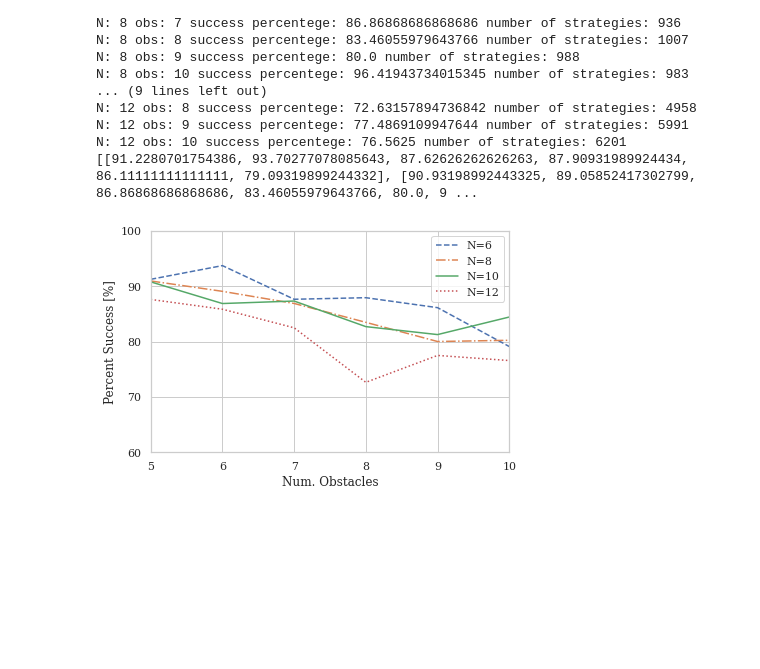
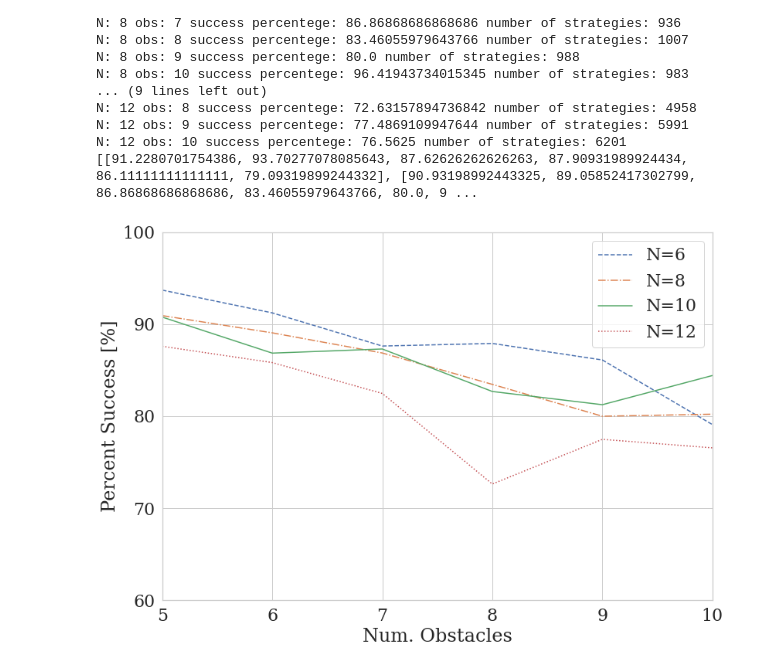
Before and after one commit to YiQi-EPFL/OMISTL, a Jupyter notebook: MPC/test_results.ipynb, the cells around one changed output. Saved outputs shown, nothing was run; the diff lists cells and outputs as text; code cells hidden in the pictures; blank space fills up the shorter version.

```diff
--- a/MPC/test_results.ipynb
+++ b/MPC/test_results.ipynb
@@ -215,0 +360,32 @@ KeyboardInterrupt:
+# %%
+num_strategies[8][10]=1100
+# %%
+sns.set(font_scale=1, font="serif", style="whitegrid")
+flierprops = {'alpha':0.2}
+
+
+linestyles = ['--', '-.', '-', ':',':']
+plot_horizons = [6,8,10,12]
+
+for ii, horizon in enumerate(plot_horizons):
+    solve_time_horizon = num_strategies[horizon]
+    x_labels = [ii for ii in range(5,11)]
+    y_labels = []
+    for jj in range(5,11):
+        y_labels.append(solve_time_horizon[jj])
+    ax1 = sns.lineplot(x=x_labels, y=y_labels, palette="Set3", label='N={}'.format(horizon), linewidth=1.5)
+    ax1.lines[ii].set_linestyle(linestyles[ii])
+
+ax1.set(xlabel="Num. Obstacles", ylabel="Num. Strategies")
+
+plt.legend(loc='upper right')
+plt.xlim([5,10])
+# plt.xticks(fontsize=13)
+
+# sns.set_style("whitegrid")
+st = sns.axes_style("whitegrid")
+figure = ax1.get_figure()
+
+
+my_path ='G:\destop\project\SYCAMORE_report_template/figure'
+figure.savefig(my_path+"/num_strategies.png")
@@ -228,8 +406,10 @@ for ii, N in enumerate(plot_horizons):
         percent_successes_eachN.append(results['percentage'])
     percent_successes.append(percent_successes_eachN)
 print(percent_successes)
-percent_successes[2][-1]=84.421
-percent_successes[1][-1]=80.221
+# percent_successes[2][-1]=84.421
+# percent_successes[1][-1]=80.221
+# percent_successes[0][0]=93.70277078085643
+# percent_successes[0][1]=91.2280701754386
 # %% [output]
 N: 6 obs: 5 success percentege: 91.2280701754386 number of strategies: 231
 N: 6 obs: 6 success percentege: 93.70277078085643 number of strategies: 232
@@ -249,7 +429,7 @@ N: 12 obs: 9 success percentege: 77.4869109947644 number of strategies: 5991
 N: 12 obs: 10 success percentege: 76.5625 number of strategies: 6201
 [[91.2280701754386, 93.70277078085643, 87.62626262626263, 87.90931989924434, 86.11111111111111, 79.09319899244332], [90.93198992443325, 89.05852417302799, 86.86868686868686, 83.46055979643766, 80.0, 9 ...
 # %%
-sns.set(font_scale=1, font="serif", style="whitegrid")
+sns.set(font_scale=2, font="serif", style="whitegrid")
 
 flierprops = {'alpha':0.5}
 # sns.set(rc={'figure.figsize':(11.7,8.27)})
@@ -259,35 +439,35 @@ linestyles = ['--', '-.', '-', ':']
 for ii, N in enumerate(plot_horizons):
     batch_percent_success = percent_successes[ii]
     xlabels = [ii for ii in range(0,6)]
     x_labels = [ii for ii in range(5,11)]
     y_labels = [batch_percent_success[x] for x in xlabels]
     ax1 = sns.lineplot(x=x_labels, y=y_labels, palette="Set3", label='N={}'.format(N), linewidth=1.5)
     ax1.lines[ii].set_linestyle(linestyles[ii])
     # ax1.set(xlabel="", ylabel="Percent Success")
 
 ax1.set(xlabel="Num. Obstacles", ylabel="Percent Success [%]")
 # ax1.grid(False)
 #
 yticks =  [10*ii for ii in range(11)]
 ax1.set_yticks(yticks)
 
 #
 plt.tight_layout()
 plt.legend(loc='upper right')
 plt.xlim([5,10])
 # plt.xticks(fontsize=13)
 plt.ylim([60.,100.])
 # plt.yticks(fontsize=13)
 
 # sns.set_style("whitegrid")
 st = sns.axes_style("whitegrid")
 # sns.set_color_codes("")
 
 figure = ax1.get_figure()
 my_path ='G:\destop\project\SYCAMORE_report_template/figure'
-figure.savefig(my_path+"/percent_success_mpc.png")
+# figure.savefig(my_path+"/percent_success_mpc.png")
 # %% [output]
-[figure, old version]
+[figure, new version]
 # %%
 #feasible solution
 from test_results import load_result
```
Also changed, not shown: parts of 24 cells of this notebook, 23 other files.
